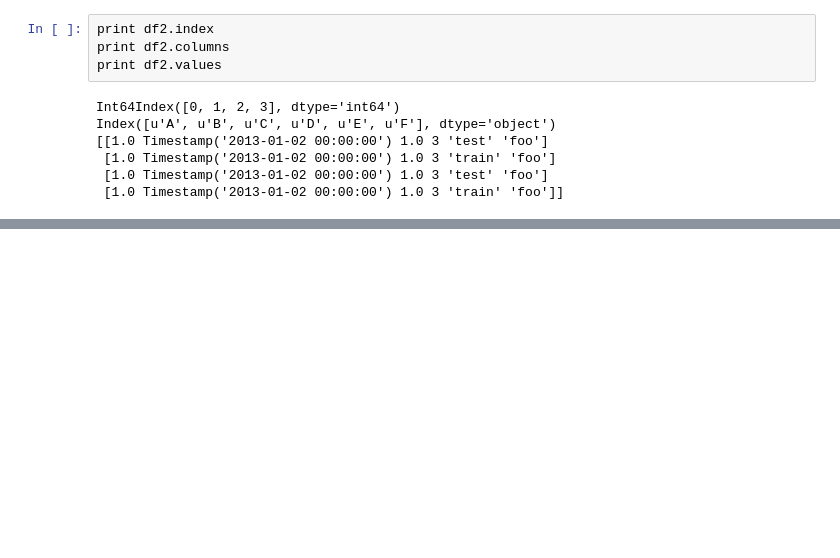
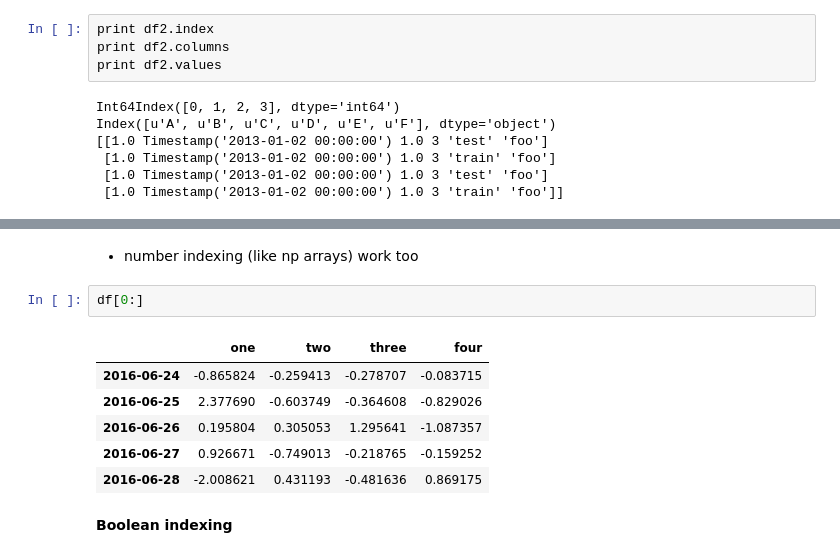
Before and after one commit to hyunhw/Practice-and-notes, a Jupyter notebook: Pandas_10min_tutorial.ipynb, the cells around one changed output, grey strips where cells are left out. Drawn from its saved outputs; the diff is of its cells as text; blank space fills up the shorter version.

```diff
--- a/Pandas_10min_tutorial.ipynb
+++ b/Pandas_10min_tutorial.ipynb
@@ -119,0 +155,13 @@ df.sort_values(by='one')
+# %% [markdown]
+- number indexing (like np arrays) work too
+# %%
+df[0:]
+# %% [output]
+|  | one | two | three | four |
+| 2016-06-24 | -0.865824 | -0.259413 | -0.278707 | -0.083715 |
+| 2016-06-25 | 2.377690 | -0.603749 | -0.364608 | -0.829026 |
+| 2016-06-26 | 0.195804 | 0.305053 | 1.295641 | -1.087357 |
+| 2016-06-27 | 0.926671 | -0.749013 | -0.218765 | -0.159252 |
+| 2016-06-28 | -2.008621 | 0.431193 | -0.481636 | 0.869175 |
+# %% [markdown]
+**Boolean indexing**
```
Also changed, not shown: parts of 27 cells of this notebook.
